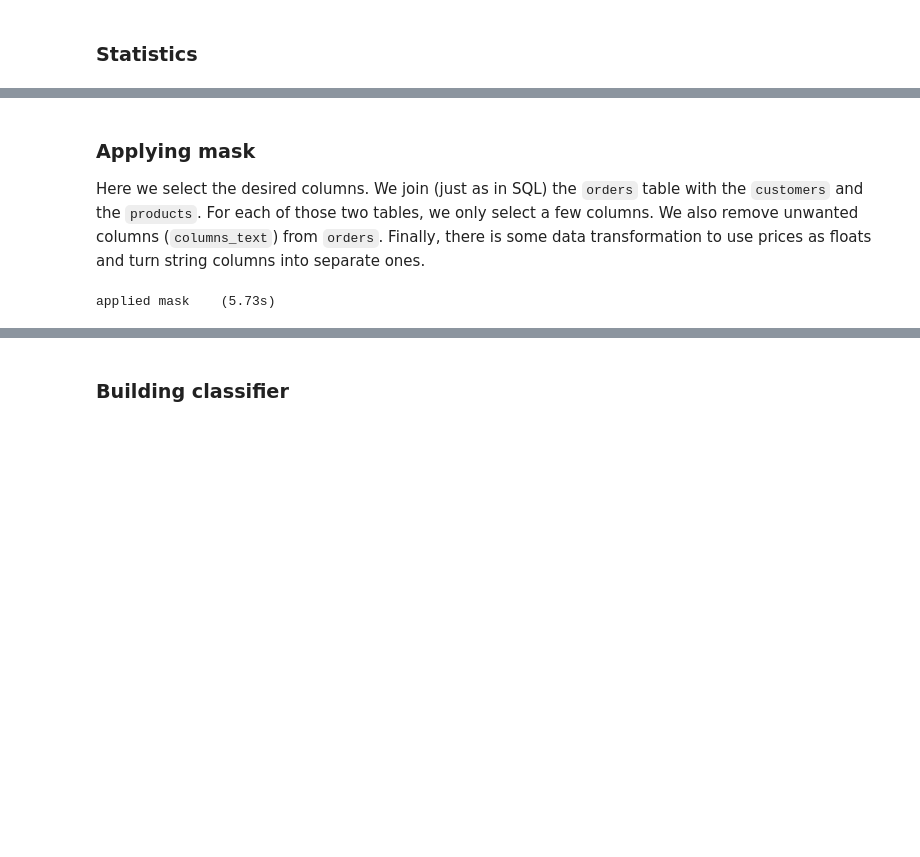
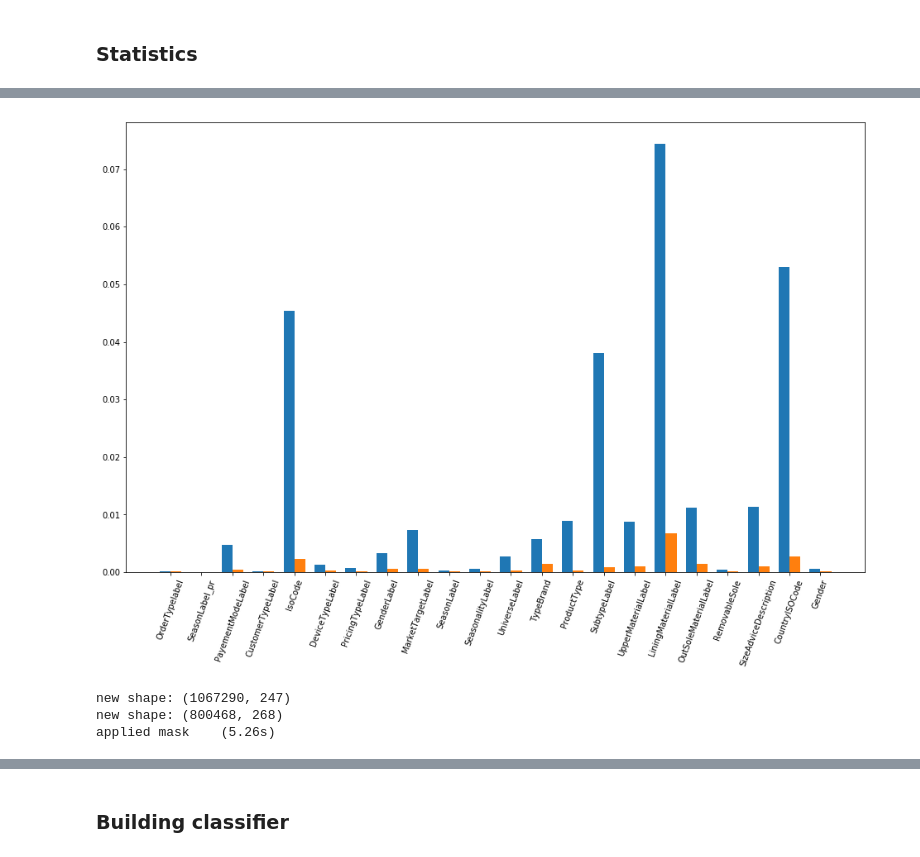
Before and after one commit to ychalier/AlphaShoe, a Jupyter notebook: base.ipynb, the cells around one changed output, grey strips where cells are left out. Saved outputs shown, nothing was run; the diff lists cells and outputs as text; code cells hidden in the pictures; blank space fills up the shorter version.

```diff
--- a/base.ipynb
+++ b/base.ipynb
@@ -73,46 +135,32 @@ Plein Tarif     0.202788649706 returns
-# %% [markdown]
-### Applying mask
-
-Here we select the desired columns. We join (just as in SQL) the `orders` table with the `customers` and the `products`. For each of those two tables, we only select a few columns. We also remove unwanted columns (`columns_text`) from `orders`. Finally, there is some data transformation to use prices as floats and turn string columns into separate ones.
-# %%
-def funk_mask(orders, customers, products):
-    columns_ext = ["OrderCreationDate", "OrderNumber", "VariantId",
-                   "CustomerId", "OrderCreationDate", "OrderShipDate",
-                   "BillingPostalCode"
-                  ]
-
-    product_columns = ["VariantId", "SeasonLabel"]
-
-    customers_columns = ["CustomerId", "Gender"]
-
-    m = pd.merge(orders,
-                 products.loc[:, product_columns],
-                 on='VariantId',
-                 suffixes=('_pr', ''))
-    m = pd.merge(m,
-                 customers.loc[:, customers_columns],
-                 on='CustomerId',
-                 suffixes=('_cs', ''))
-
-    # Remove columns from input array
-    x1 = m.loc[:, [xx for xx in m.columns if xx not in columns_ext]]
-    # Convert UnitPMPEur column to floats (price of a unit, in euros)
-    x1.UnitPMPEUR = [np.float(x.replace(",", ".")) for x in x1.UnitPMPEUR]
-    # Select columns that contains string values
-    columns2bin = [x for x in x1.columns if x1[x].dtype == np.dtype('O')]
-    # Convert those to numerical indicators
-    x2 = pd.get_dummies(x1.loc[:, columns2bin])
-    # Extract other columns without modyfing them
-    x3 = x1.loc[:, [xx for xx in x1.columns if xx not in columns2bin]]
-    # Rebuild data
-    res = pd.concat([x3, x2], axis=1)
-    # Fill holes with 0s
-    res = res.fillna(0)
-    return res
-
-t = time.time()
-x1 = funk_mask(x_train, customers, products)
-x2 = funk_mask(x_test, customers, products)
-log("applied mask", t)
-# %% [output]
-applied mask    (5.73s)
+# %%
+def plot_variances(labels, values_l, values_r):
+    fig, ax = plt.subplots(figsize=(16,10))
+    ind = np.arange(len(values_l))
+    width = .35
+    ax.bar(ind - width/2, values_l, width)
+    ax.bar(ind + width/2, values_r, width)
+    ax.set_xticks(ind)
+    ax.set_xticklabels(labels)
+    plt.xticks(rotation=70)
+
+plot_variances(labels, variability, relative_variability)
+# %% [output]
+[figure, added]
+# %%
+def mask(m):
+    columns2bin = [col for col in m.columns if m[col].dtype == 'object']
+    other_cols = m.drop(columns2bin, axis=1)
+    new_cols = pd.get_dummies(m.loc[:, columns2bin])
+    res = pd.concat([other_cols, new_cols], axis=1)
+    res = res.fillna(0)
+    print "new shape:", res.shape
+    return res
+
+t = time.time()
+x1 = mask(df_train)
+x2 = mask(df_test)
+log("applied mask", t)
+# %% [output]
+new shape: (1067290, 247)
+new shape: (800468, 268)
+applied mask    (5.26s)
```
Also changed, not shown: parts of 6 cells of this notebook.
